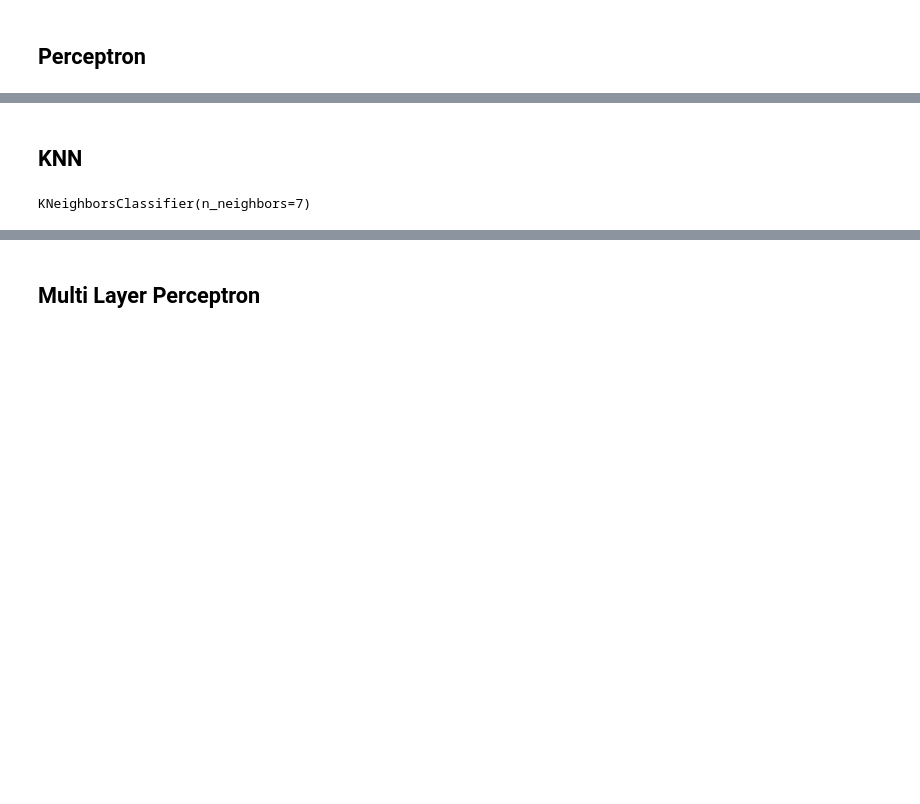
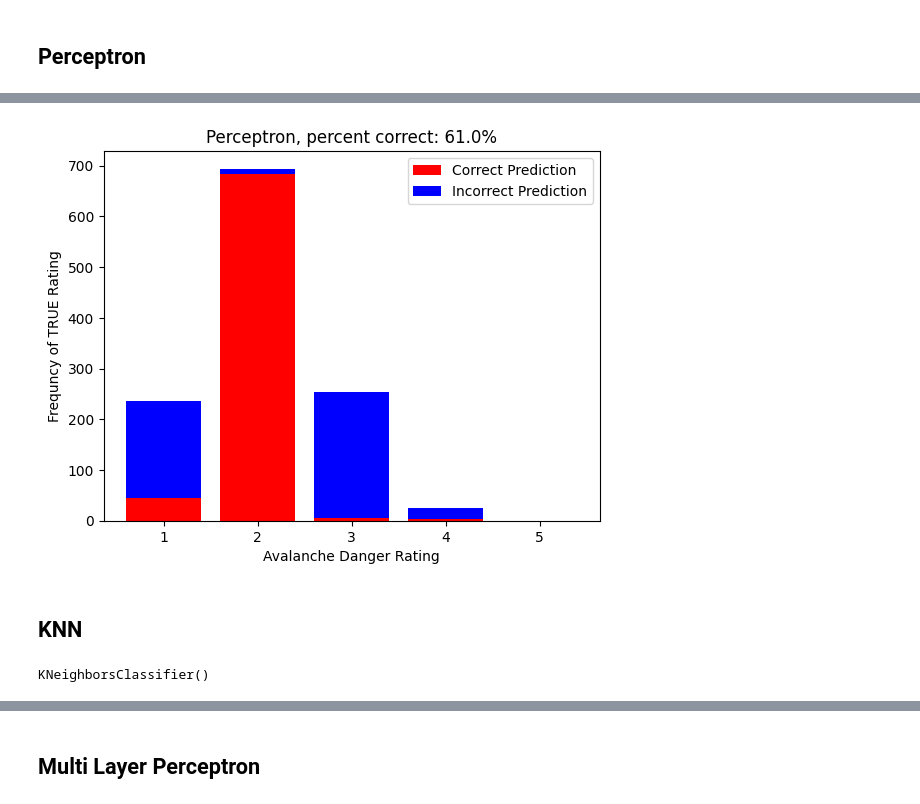
Before and after one commit to hamjamjam/avalancheForecastAlgo, a Jupyter notebook: snowClassFirstPass.ipynb, the cells around one changed output, grey strips where cells are left out. Drawn from its saved outputs; the diff is of its cells as text; code cells hidden in the pictures; blank space fills up the shorter version.

```diff
--- a/snowClassFirstPass.ipynb
+++ b/snowClassFirstPass.ipynb
@@ -409,12 +439,16 @@ correctRatio(y_pred, y_test)
+# %%
+stackedBar(y_pred, y_test, "Perceptron")
+# %% [output]
+[figure, added]
 # %% [markdown]
 ## KNN
 # %%
 from sklearn.neighbors import KNeighborsClassifier
 # %%
-neigh = KNeighborsClassifier(n_neighbors=7)
+neigh = KNeighborsClassifier(n_neighbors=5)
 neigh.fit(X_train, y_train)
 # %% [output]
-KNeighborsClassifier(n_neighbors=7)
+KNeighborsClassifier()
 # %%
 y_pred = neigh.predict(X_test)
 # %%
```
Also changed, not shown: parts of 47 cells of this notebook.
